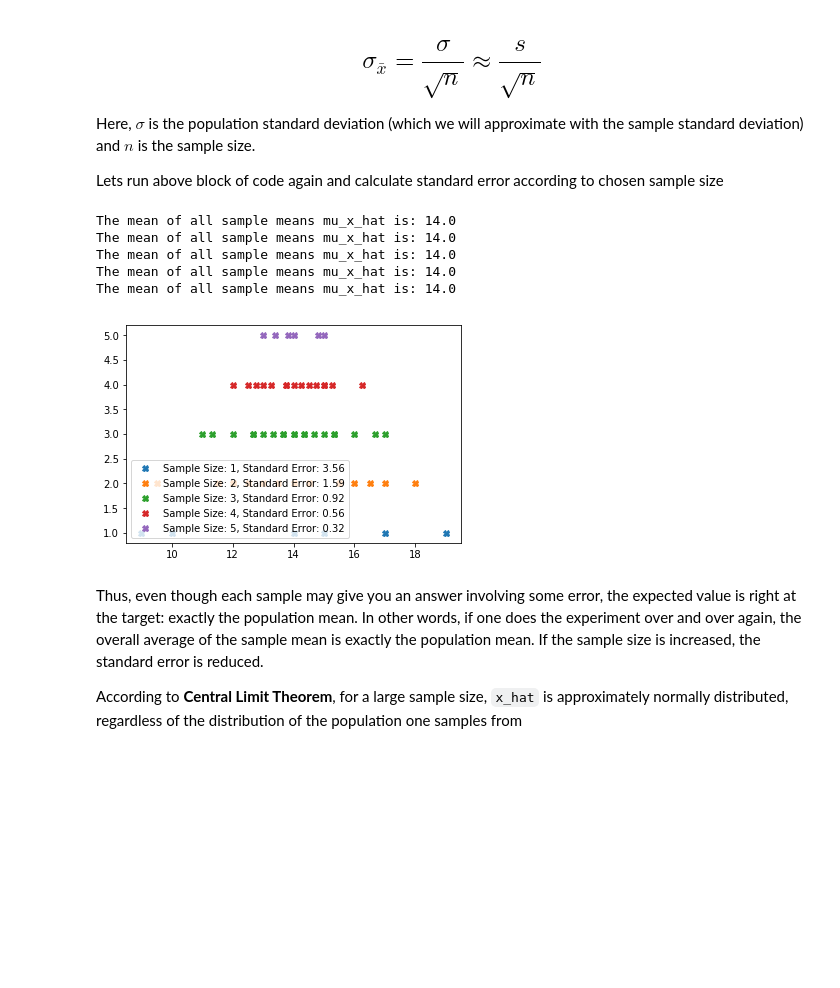
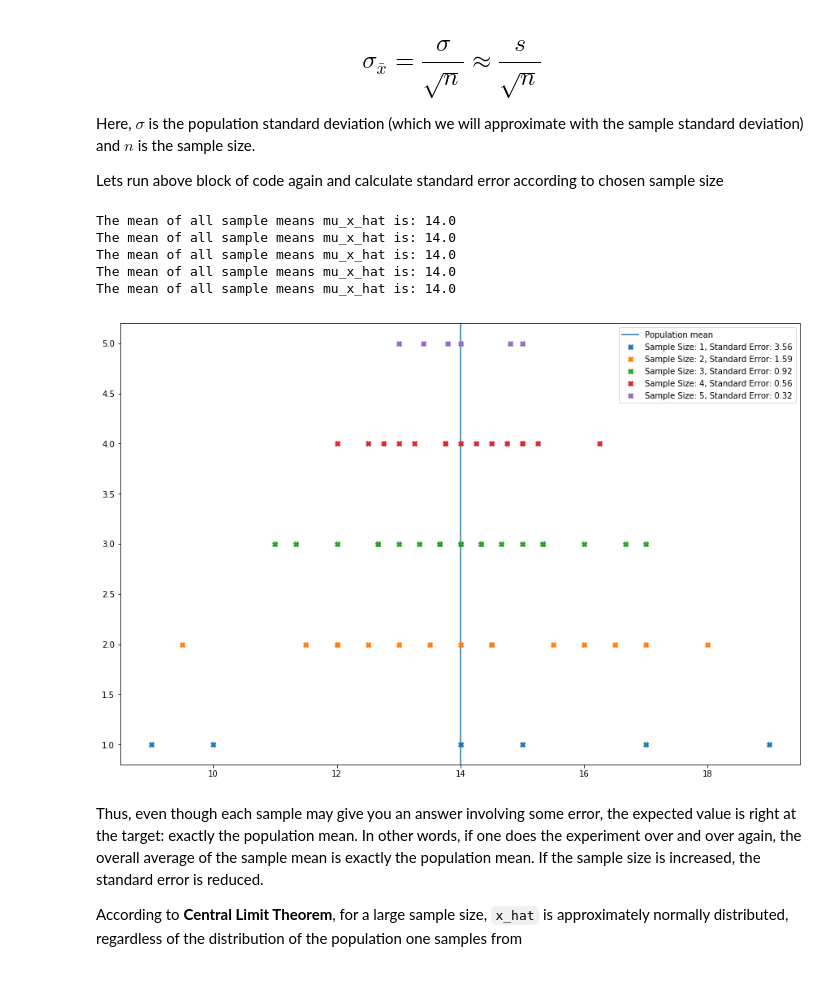
Before and after one commit to DRyanMiller/dsc-sampling-statistics-dc-ds-career-042219, a Jupyter notebook: index.ipynb, the cells around one changed output. Drawn from its saved outputs; the diff is of its cells as text; code cells hidden in the pictures; blank space fills up the shorter version.

```diff
--- a/index.ipynb
+++ b/index.ipynb
@@ -347,40 +347,42 @@ Here, $\sigma$ is the population standard deviation (which we will approximate w
 
 Lets run above block of code again and calculate standard error according to chosen sample size
 # %%
+plt.figure(figsize=(15,10))
+plt.axvline(x=mu, label = "Population mean")
 
 # Create empty lists for storing sample means, combinations and standard error for each iteration
 means_list = []
 combs_list = []
 err_list = []
 # Create a for loop with changing sample sizes
 for n in (1,2,3,4,5):
     combs, means = sample_means(n, pumpkin_dict)
     probs = calculate_probability(means)
     val = n
 
 
     # Calculate combinations, means as earlier, append to relevant lists
     means_list.append(means)
     combs_list.append(combs)
 
 
 
     # Calculate and append the standard error by dividing sample means with square root of sample size
     err = round(np.std(means)/np.sqrt(n), 2)
     err_list.append(err)
 
 
     # Visualize sample spread and standard error values for each sample
     plt.plot(means, np.zeros_like(means) + val, 'X', label= 'Sample Size: {}, Standard Error: {}'.format(n, err))
     plt.legend()
     plt.show
 # %% [output]
 The mean of all sample means mu_x_hat is: 14.0
 The mean of all sample means mu_x_hat is: 14.0
 The mean of all sample means mu_x_hat is: 14.0
 The mean of all sample means mu_x_hat is: 14.0
 The mean of all sample means mu_x_hat is: 14.0
-[figure, old version]
+[figure, new version]
 # %% [markdown]
 Thus, even though each sample may give you an answer involving some error, the expected value is right at the target: exactly the population mean. In other words, if one does the experiment over and over again, the overall average of the sample mean is exactly the population mean. If the sample size is increased, the standard error is reduced.
 
```
